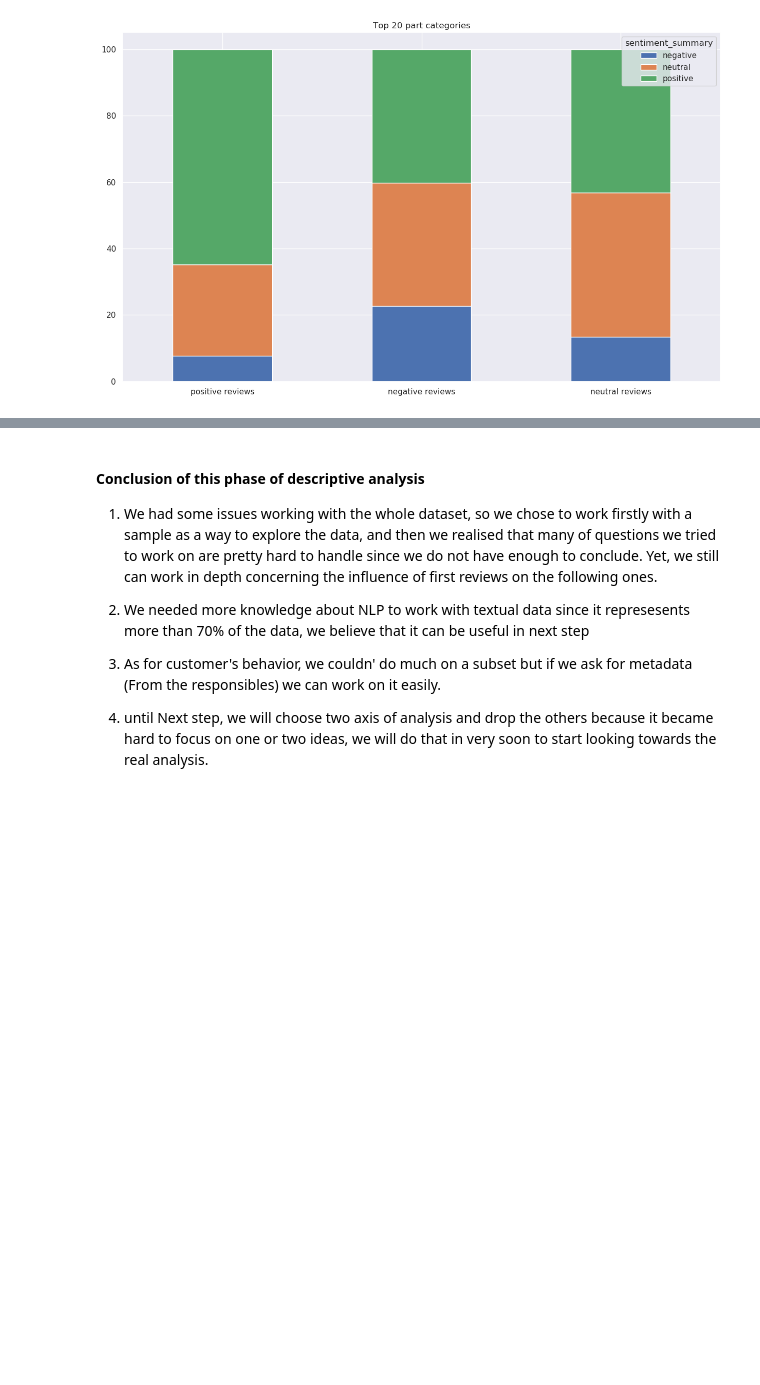
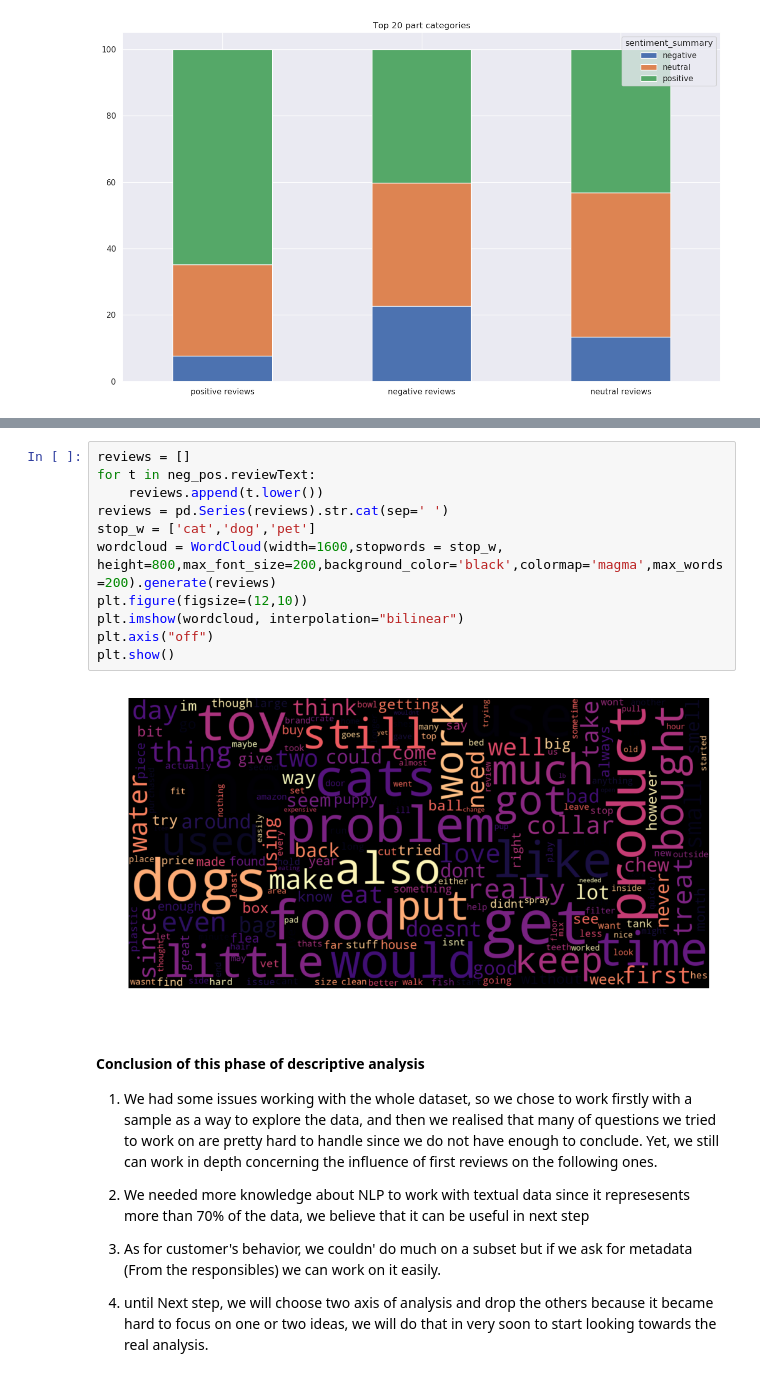
Before and after one commit to epfl-ada-project-amazon/data-analysis, a Jupyter notebook: project.ipynb, the cells around one changed output, grey strips where cells are left out. Cells and saved outputs as stored; diff of their text form; blank space fills up the shorter version.

```diff
--- a/project.ipynb
+++ b/project.ipynb
@@ -605,3 +630,16 @@ final.T.plot(kind='bar', stacked=True, rot=0, figsize=(15,9), title="Top 20 part
+# %%
+reviews = []
+for t in neg_pos.reviewText:
+    reviews.append(t.lower())
+reviews = pd.Series(reviews).str.cat(sep=' ')
+stop_w = ['cat','dog','pet']
+wordcloud = WordCloud(width=1600,stopwords = stop_w,  height=800,max_font_size=200,background_color='black',colormap='magma',max_words=200).generate(reviews)
+plt.figure(figsize=(12,10))
+plt.imshow(wordcloud, interpolation="bilinear")
+plt.axis("off")
+plt.show()
+# %% [output]
+[figure, added]
 # %% [markdown]
 #### Conclusion of this phase of descriptive analysis
 
```
Also changed, not shown: parts of 4 cells of this notebook.
